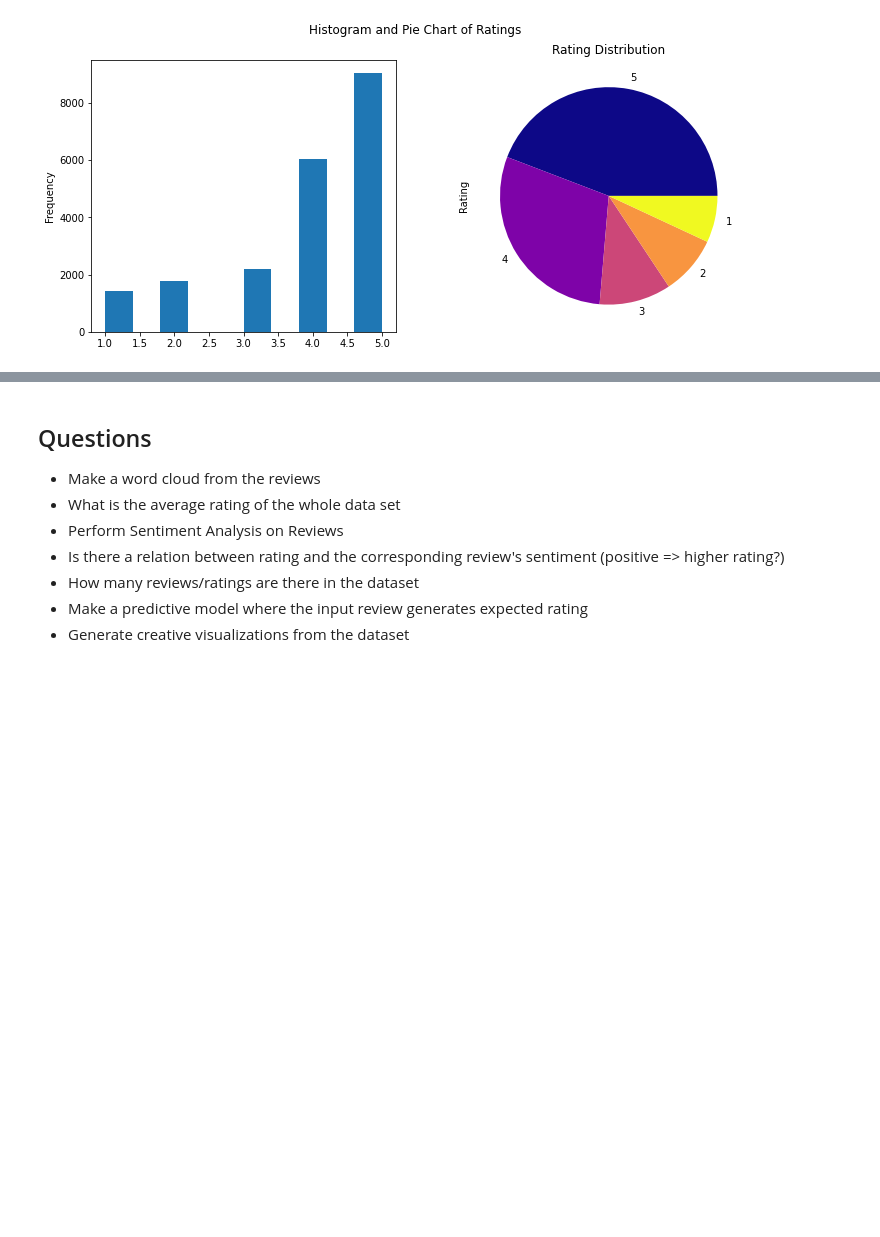
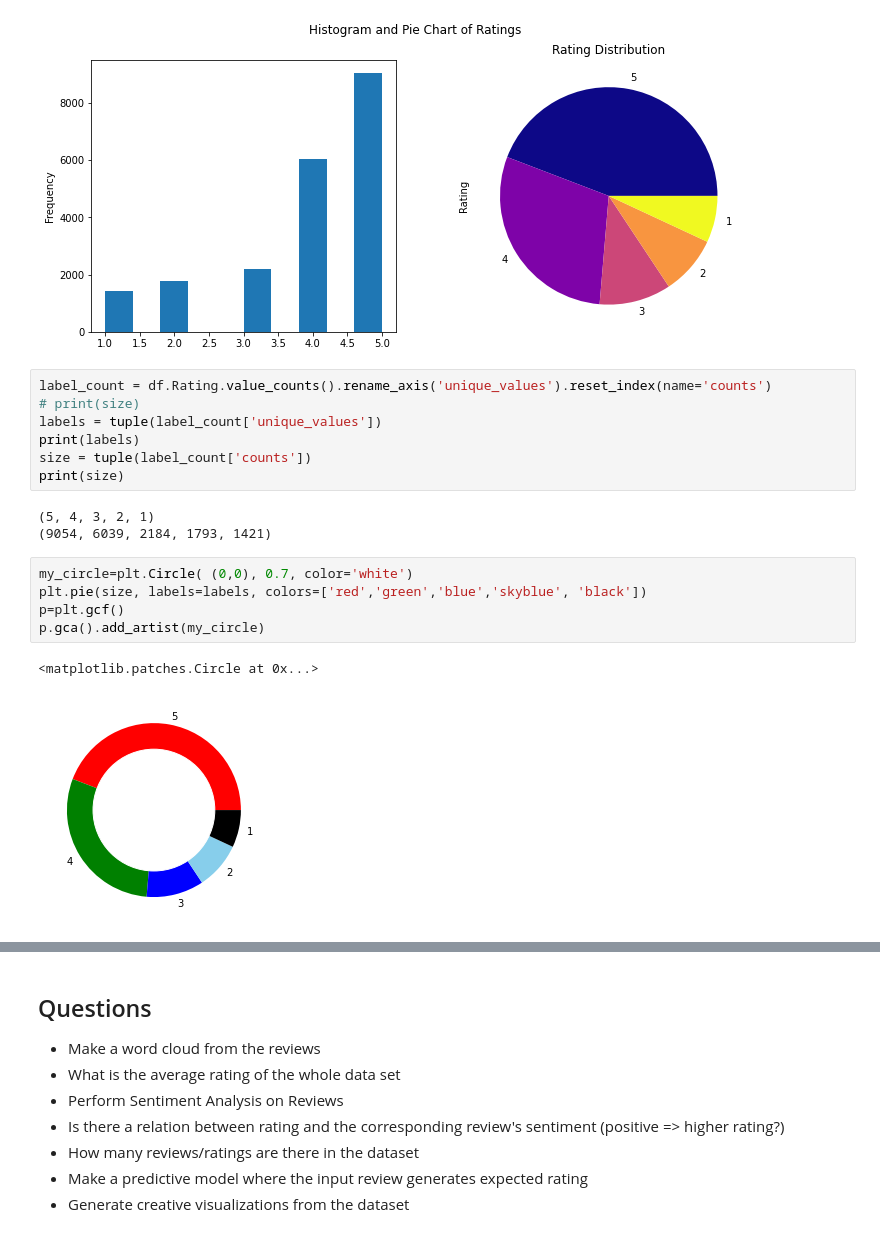
Before and after one commit to ayushxx7/pandas-course-project, a Jupyter notebook: Hotel_Reviews_Prediction.ipynb, the cells around one changed output, grey strips where cells are left out. Cells and saved outputs as stored; diff of their text form; blank space fills up the shorter version.

Commit message:
+2 questions +donut chart

```diff
--- a/Hotel_Reviews_Prediction.ipynb
+++ b/Hotel_Reviews_Prediction.ipynb
@@ -100,6 +101,24 @@ df.Rating.value_counts().plot(kind='pie', colormap='plasma', title="Rating Distr
 # %% [output]
 <matplotlib.axes._subplots.AxesSubplot at 0x...>
 [figure]
+# %%
+label_count = df.Rating.value_counts().rename_axis('unique_values').reset_index(name='counts')
+# print(size)
+labels = tuple(label_count['unique_values'])
+print(labels)
+size = tuple(label_count['counts'])
+print(size)
+# %% [output]
+(5, 4, 3, 2, 1)
+(9054, 6039, 2184, 1793, 1421)
+# %%
+my_circle=plt.Circle( (0,0), 0.7, color='white')
+plt.pie(size, labels=labels, colors=['red','green','blue','skyblue', 'black'])
+p=plt.gcf()
+p.gca().add_artist(my_circle)
+# %% [output]
+<matplotlib.patches.Circle at 0x...>
+[figure, added]
 # %%
 # World Cloud
 from wordcloud import WordCloud, STOPWORDS
```
Also changed, not shown: parts of 10 cells of this notebook.
